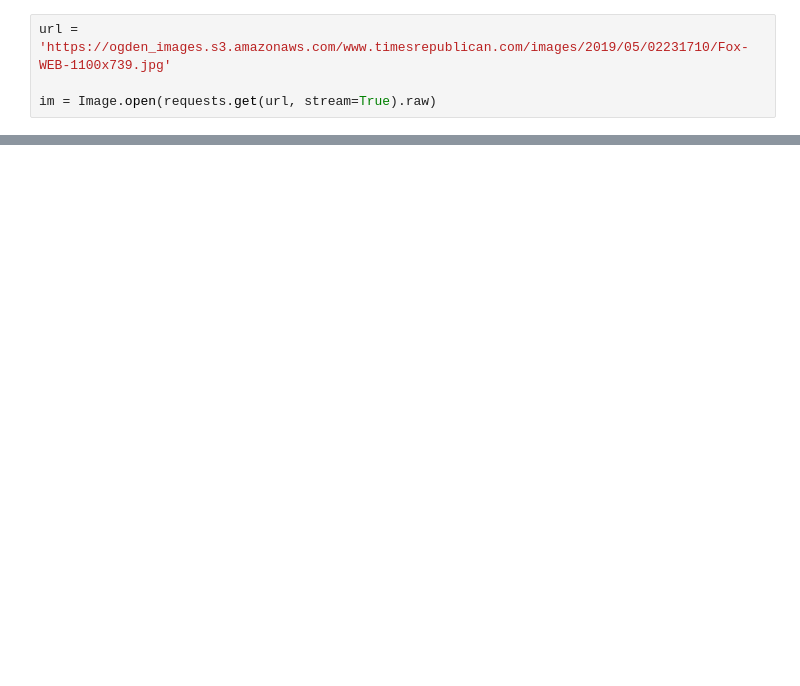
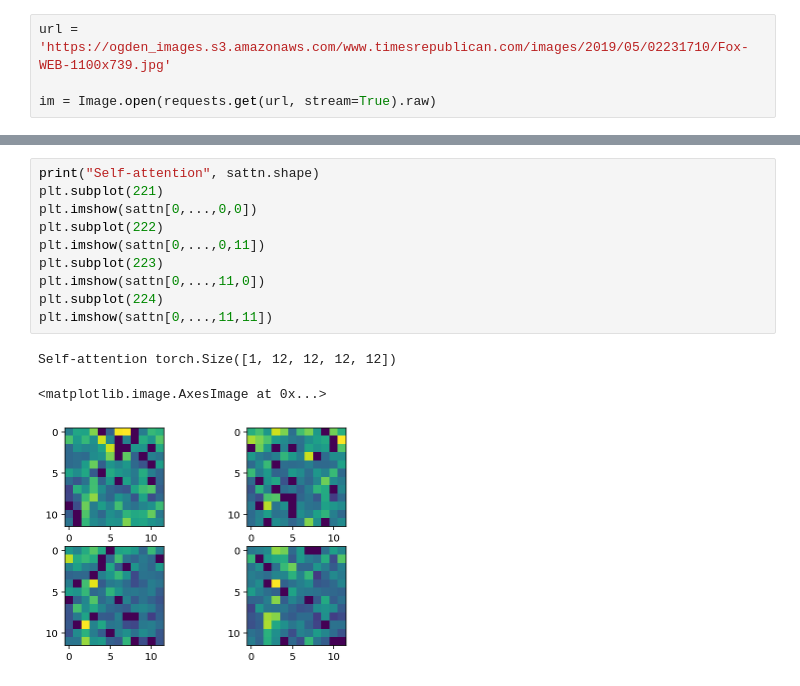
Before and after one commit to mormille/self-attention-regularization, a Jupyter notebook: Testing.ipynb, the cells around one changed output, grey strips where cells are left out. Cells and saved outputs as stored; diff of their text form; blank space fills up the shorter version.

```diff
--- a/Testing.ipynb
+++ b/Testing.ipynb
@@ -86,0 +131,14 @@ plt.imshow(enc_out[0,511,:,:])
+# %%
+print("Self-attention", sattn.shape)
+plt.subplot(221)
+plt.imshow(sattn[0,...,0,0])
+plt.subplot(222)
+plt.imshow(sattn[0,...,0,11])
+plt.subplot(223)
+plt.imshow(sattn[0,...,11,0])
+plt.subplot(224)
+plt.imshow(sattn[0,...,11,11])
+# %% [output]
+Self-attention torch.Size([1, 12, 12, 12, 12])
+<matplotlib.image.AxesImage at 0x...>
+[figure, added]
```
Also changed, not shown: parts of 21 cells of this notebook, 4 other files.
